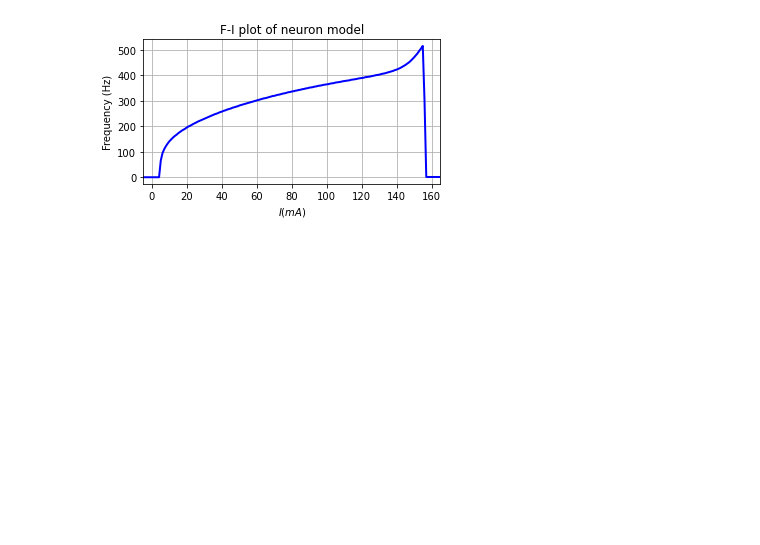
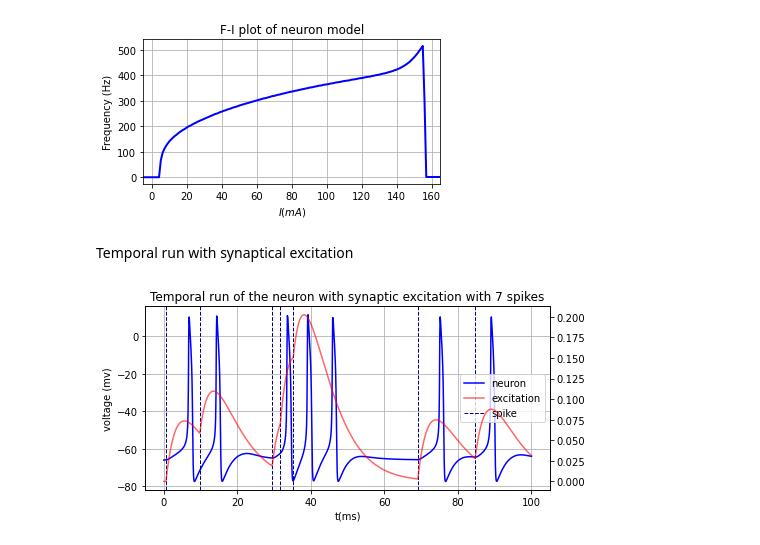
Before and after one commit to jaumecolomhernandez/mmb-mathneuroscience2, a Jupyter notebook: conductance-based-network.ipynb, the cells around one changed output. Saved outputs shown, nothing was run; the diff lists cells and outputs as text; code cells hidden in the pictures; blank space fills up the shorter version.

```diff
--- a/conductance-based-network.ipynb
+++ b/conductance-based-network.ipynb
@@ -204,12 +204,12 @@ def neuron_wo_syn(X, t, I=0):
 
     return [dVdt, dndt]
 
-def neuron(X, t, I=0):
+def neuron(X, t, I=0, spikes=[2]):
 
     V = X[0]
     n = X[1]
 
-    dVdt = (I - gl*(V-el) - gna*minf(V)*(V-ena) - gk*n*(V-ek) + gsyn(t, in_train)*(V-esyn))/C
+    dVdt = (I - gl*(V-el) - gna*minf(V)*(V-ena) - gk*n*(V-ek) + 3*gsyn(t, spikes)*(V-esyn))/C
     dndt = (ninf(V) - n)/taun
 
     return [dVdt, dndt]
@@ -302,3 +302,43 @@ fig.tight_layout()
 fig.show()
 # %% [output]
 [figure]
+# %% [markdown]
+Temporal run with synaptical excitation
+# %%
+time_span = np.linspace(0.0, 100.0, 1000)
+spikes = spike_train(100, 50, 0.1)
+
+run = odeint(partial(neuron, **{"spikes":spikes}), y0=[-66,0], t=time_span)
+
+fig, ax = plt.subplots(1, figsize=(7,3.5))
+
+# Plot neuron response
+l1, = ax.plot(time_span, run[:,0], c='b', label='neuron')
+
+# Plot spike lines
+for t in spikes:
+    l3 = ax.axvline(x=t, color='darkblue', linestyle='dashed', linewidth=1, label='spike')
+
+# Create synaptic excitation
+results = []
+for t in time_span:
+    results.append(gsyn(t, spikes))
+
+# And plot it in secondary axes
+ax2 = ax.twinx()
+l2, = ax2.plot(time_span, results, c='r', alpha=0.6, label='excitation')
+
+ax.set(title=f"Temporal run of the neuron with synaptic excitation with {spikes.shape[0]} spikes",
+   xlabel="t(ms)",
+   ylabel="voltage (mv)",
+   )
+ax.grid()
+
+lines = [l1,l2,l3]
+ax.legend(lines, [l.get_label() for l in lines])
+
+
+fig.tight_layout()
+fig.show()
+# %% [output]
+[figure, added]
```
Also changed, not shown: parts of 3 cells of this notebook.
